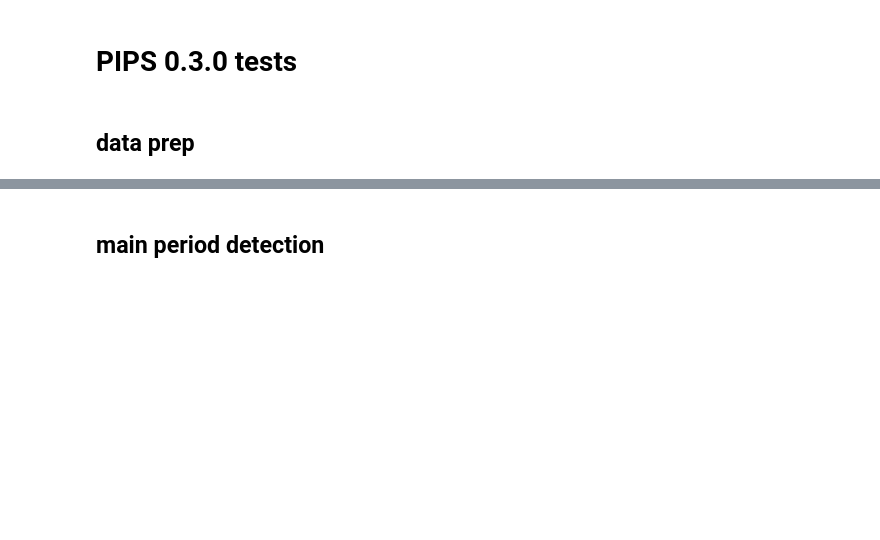
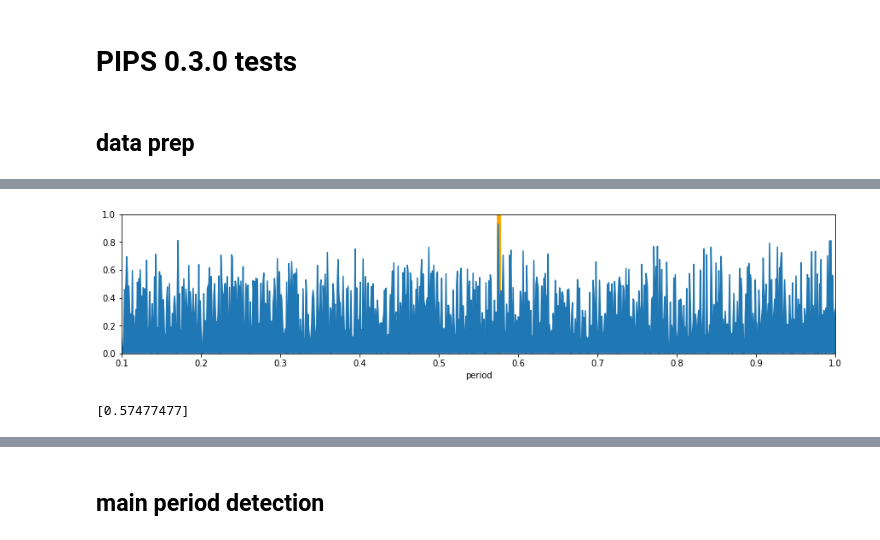
Before and after one commit to SterlingYM/astroPIPS, a Jupyter notebook: test.ipynb, the cells around one changed output, grey strips where cells are left out. Cells and saved outputs as stored; diff of their text form; code cells hidden in the pictures; blank space fills up the shorter version.

```diff
--- a/test.ipynb
+++ b/test.ipynb
@@ -13,0 +59,6 @@ star = PIPS.photdata(data)
+# %%
+plt.figure(figsize=(15,3));plt.plot(periods,power);plt.fill_between(periods,0,power);plt.xlabel('period');plt.xlim(periods.min(),periods.max());plt.ylim(0,1);plt.axvline(periods[power==power.max()],c='orange',lw=5,zorder=0);plt.show()
+print(periods[power==power.max()])
+# %% [output]
+[figure, added]
+[0.57477477]
```
Also changed, not shown: parts of 10 cells of this notebook.
